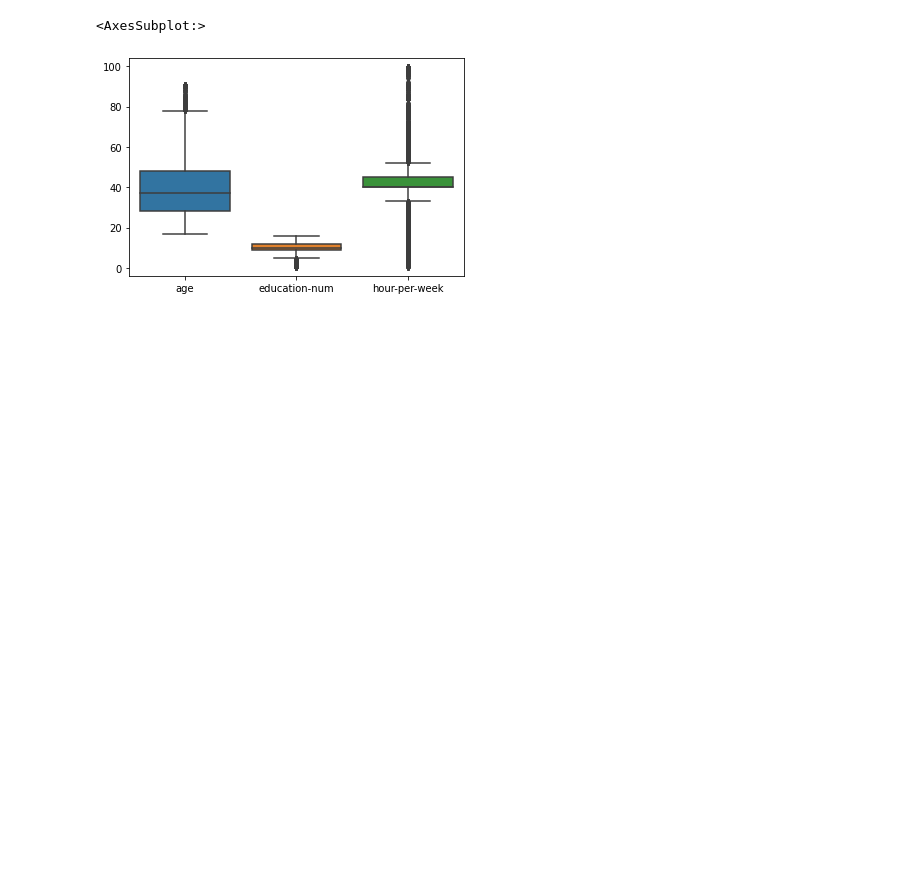
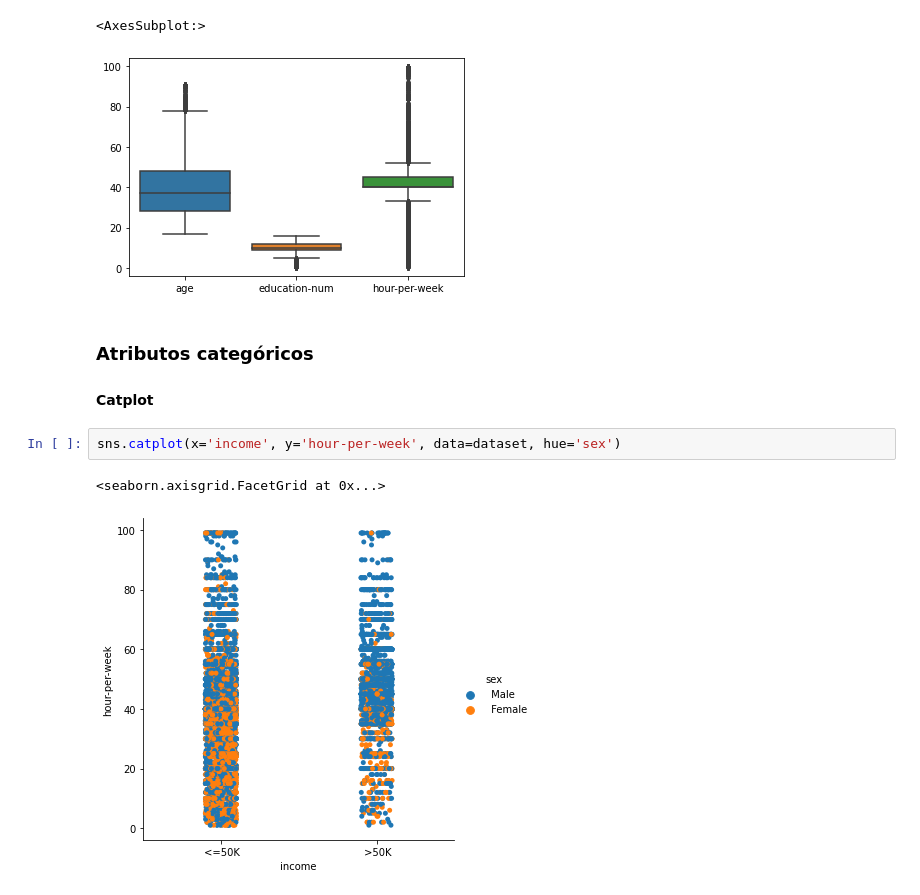
Before and after one commit to AlissonRaphael/statistics_for_data_science_and_machine_learning, a Jupyter notebook: 10_visualizacao/graficos.ipynb, the cells around one changed output. Cells and saved outputs as stored; diff of their text form; blank space fills up the shorter version.

Commit message:
add Catplot

```diff
--- a/10_visualizacao/graficos.ipynb
+++ b/10_visualizacao/graficos.ipynb
@@ -107,3 +107,11 @@ sns.boxplot(data=dataset2)
 # %% [output]
 <AxesSubplot:>
 [figure]
+# %% [markdown]
+### Atributos categóricos
+#### Catplot
+# %%
+sns.catplot(x='income', y='hour-per-week', data=dataset, hue='sex')
+# %% [output]
+<seaborn.axisgrid.FacetGrid at 0x...>
+[figure, added]
```
Also changed, not shown: parts of 1 cell of this notebook.
